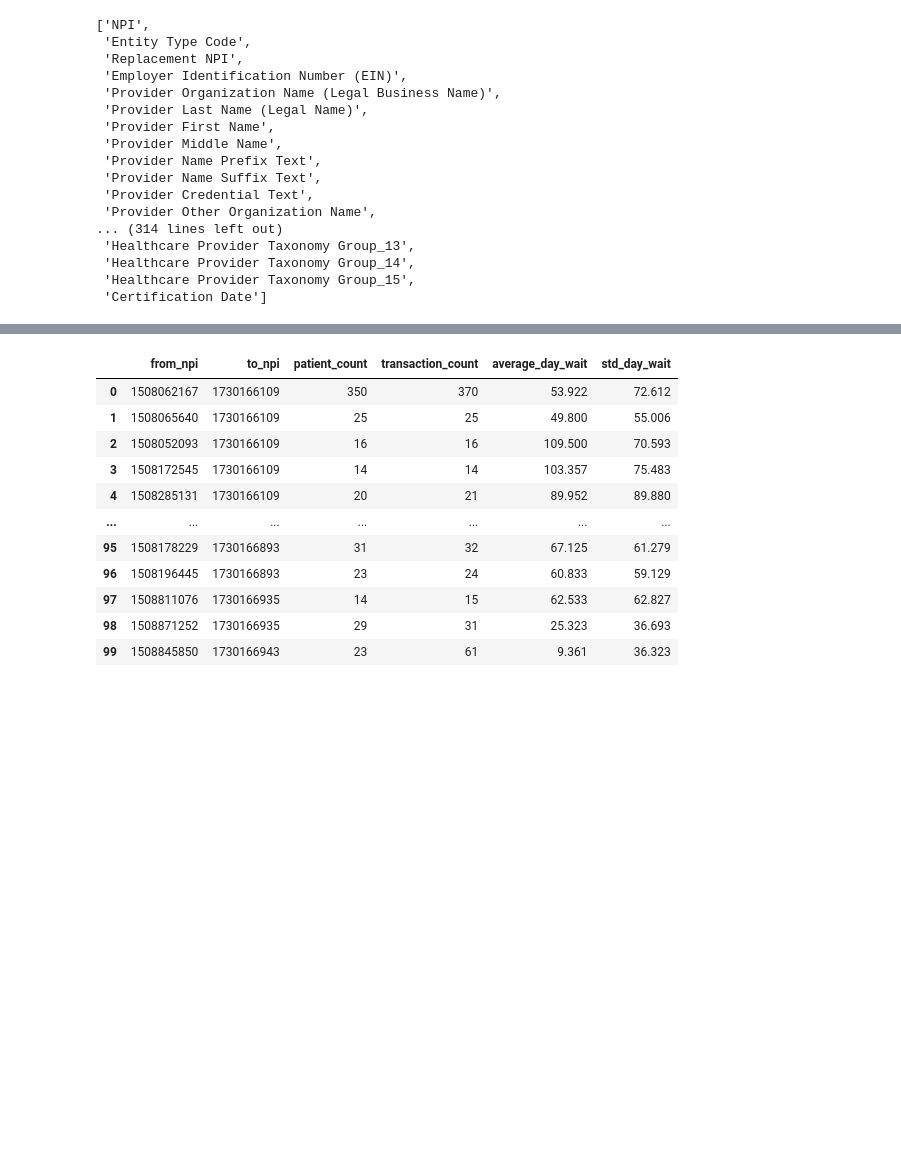
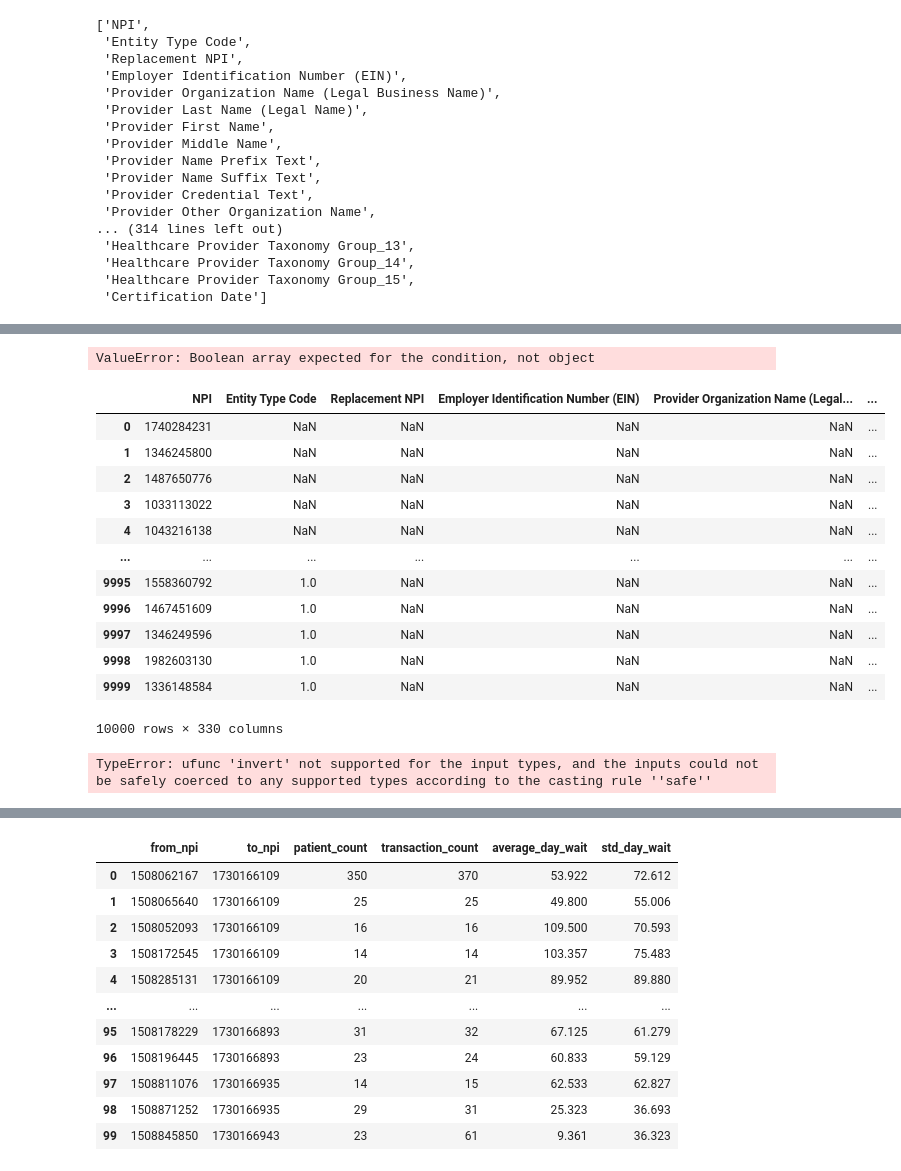
Before and after one commit to hcgreer/hop_team-team_blimp, a Jupyter notebook: hop_team_blimp.ipynb, the cells around one changed output, grey strips where cells are left out. Saved outputs shown, nothing was run; the diff lists cells and outputs as text; code cells hidden in the pictures; blank space fills up the shorter version.

```diff
--- a/hop_team_blimp.ipynb
+++ b/hop_team_blimp.ipynb
@@ -28,5 +27,5 @@ The NPPES dataset contains a large number of fields, only a few of which are rel
 A provider can have up to 15 taxonomy codes, but we want the one which has Primary Switch = Y in the associated 'Healthcare Provider Primary Taxonomy Switch*' field.
 Note that this does not always occur in spot 1.
 # %%
-n = next(nppes)
+nppes = next(nppes)
 # %%
@@ -51,0 +203,38 @@ n.columns.tolist()
+# %%
+tax_cols = nppes.filter(regex='^Healthcare Provider Primary Taxonomy Switch_')
+tax = nppes[tax_cols].loc[nppes[tax_cols].eq('Y').any(axis=1)]
+
+tax
+# %% [output]
+ValueError: Boolean array expected for the condition, not object
+# %%
+switch = nppes.filter(regex='^Healthcare Provider Primary Taxonomy Switch_').all()
+# %%
+tax_switch = switch[~switch].index.tolist()
+# %%
+nppes.drop(tax_switch, axis =1)
+# %% [output]
+|  | NPI | Entity Type Code | Replacement NPI | Employer Identification Number (EIN) | Provider Organization Name (Legal... | ... |
+| 0 | 1740284231 | NaN | NaN | NaN | NaN | ... |
+| 1 | 1346245800 | NaN | NaN | NaN | NaN | ... |
+| 2 | 1487650776 | NaN | NaN | NaN | NaN | ... |
+| 3 | 1033113022 | NaN | NaN | NaN | NaN | ... |
+| 4 | 1043216138 | NaN | NaN | NaN | NaN | ... |
+| ... | ... | ... | ... | ... | ... | ... |
+| 9995 | 1558360792 | 1.0 | NaN | NaN | NaN | ... |
+| 9996 | 1467451609 | 1.0 | NaN | NaN | NaN | ... |
+| 9997 | 1346249596 | 1.0 | NaN | NaN | NaN | ... |
+| 9998 | 1982603130 | 1.0 | NaN | NaN | NaN | ... |
+| 9999 | 1336148584 | 1.0 | NaN | NaN | NaN | ... |
+10000 rows × 330 columns
+# %%
+tax = []
+
+for col in nppes.filter(regex='^Healthcare Provider Primary Taxonomy Switch_').columns:
+                 tax_chunk = nppes.loc[nppes[col] == 'Y']
+                 tax.append(tax_chunk)
+                 tax_df = pd.concat(tax)
+
+#tax_df['Healthcare Provider Primary Taxonomy Switch_11'].count()  #1-10
+# %% [output]
+TypeError: ufunc 'invert' not supported for the input types, and the inputs could not be safely coerced to any supported types according to the casting rule ''safe''
```
Also changed, not shown: parts of 20 cells of this notebook.
